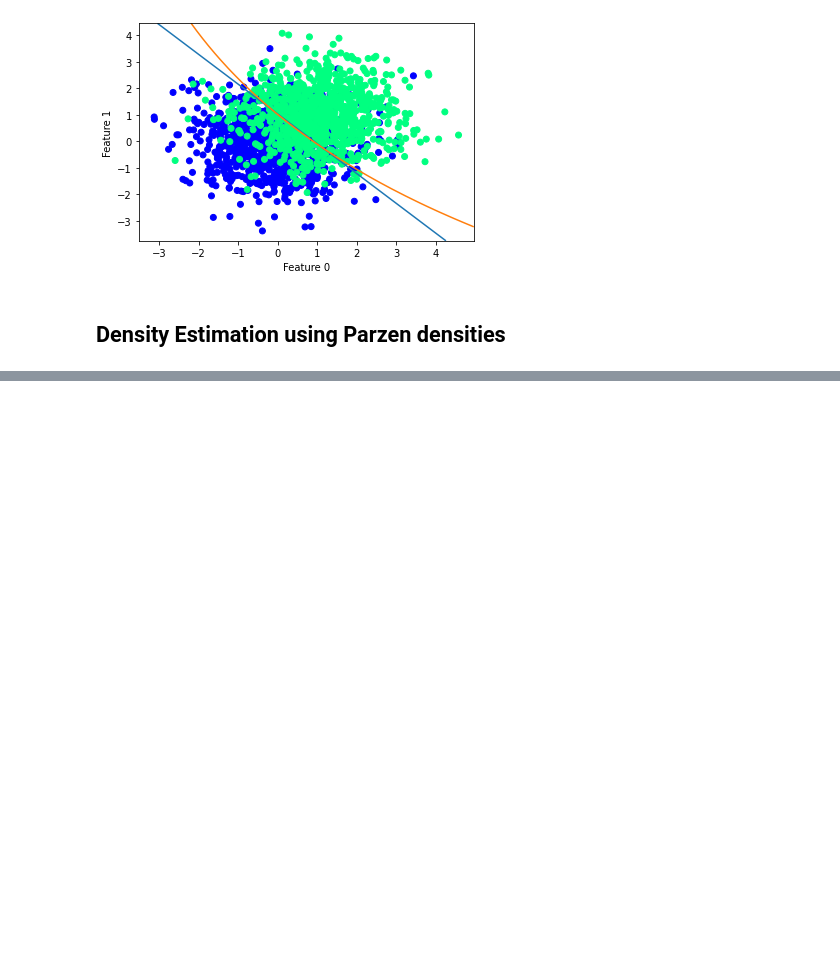
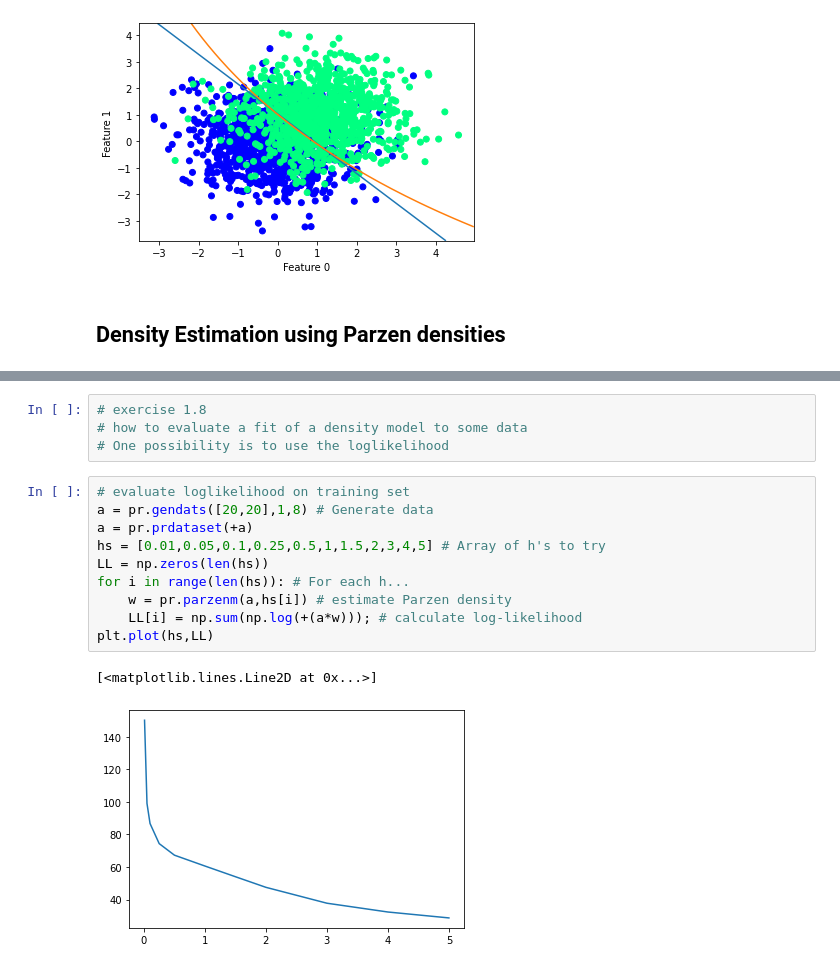
Before and after one commit to KarenMars/TUD_MachineLearning, a Jupyter notebook: Labs/Basics.ipynb, the cells around one changed output, grey strips where cells are left out. Cells and saved outputs as stored; diff of their text form; blank space fills up the shorter version.

```diff
--- a/Labs/Basics.ipynb
+++ b/Labs/Basics.ipynb
@@ -155,0 +182,17 @@ pr.plotc(m_qdc)
+# %%
+# exercise 1.8
+# how to evaluate a fit of a density model to some data
+# One possibility is to use the loglikelihood
+# %%
+# evaluate loglikelihood on training set
+a = pr.gendats([20,20],1,8) # Generate data
+a = pr.prdataset(+a)
+hs = [0.01,0.05,0.1,0.25,0.5,1,1.5,2,3,4,5] # Array of h's to try
+LL = np.zeros(len(hs))
+for i in range(len(hs)): # For each h...
+    w = pr.parzenm(a,hs[i]) # estimate Parzen density
+    LL[i] = np.sum(np.log(+(a*w))); # calculate log-likelihood
+plt.plot(hs,LL)
+# %% [output]
+[<matplotlib.lines.Line2D at 0x...>]
+[figure, added]
```
Also changed, not shown: parts of 5 cells of this notebook.
